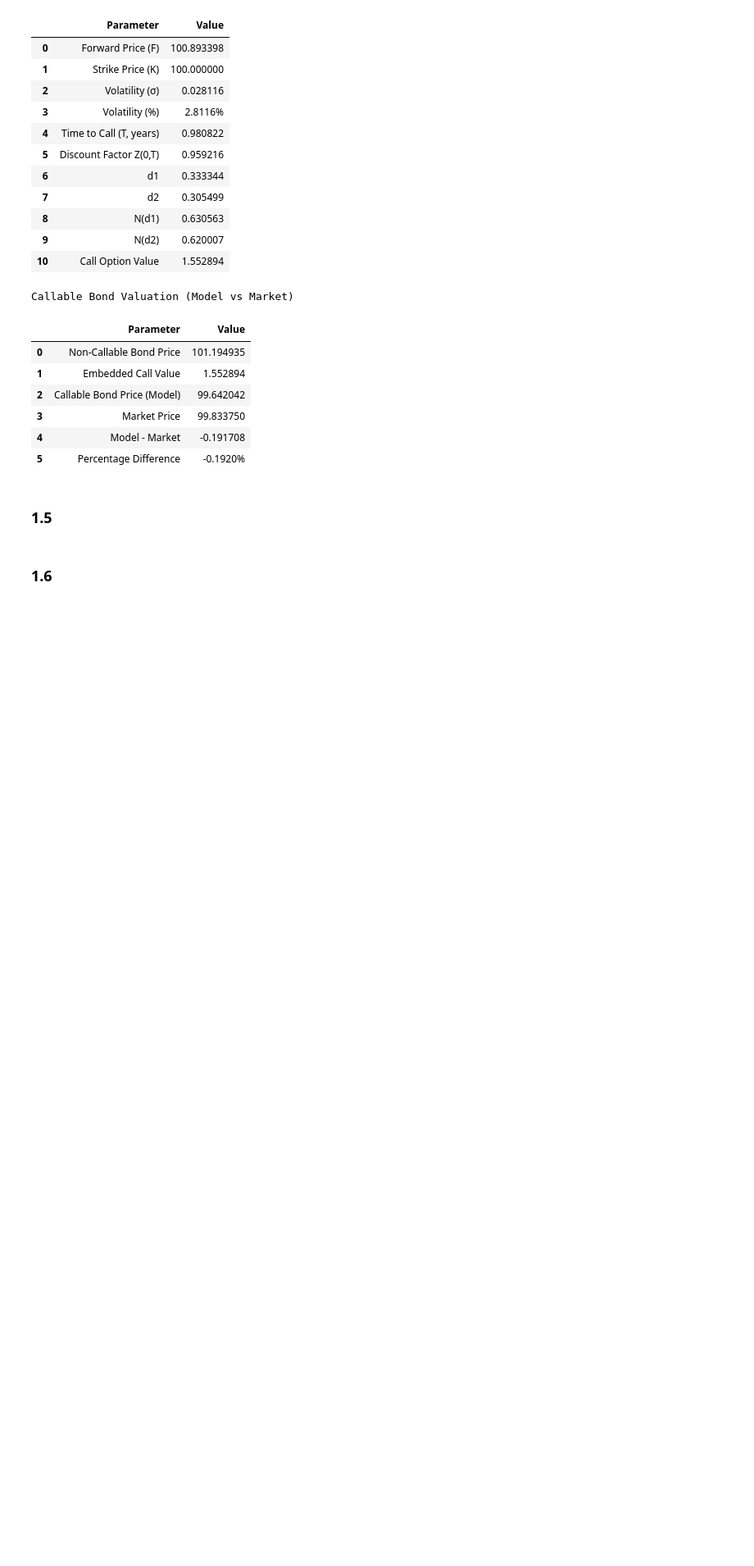
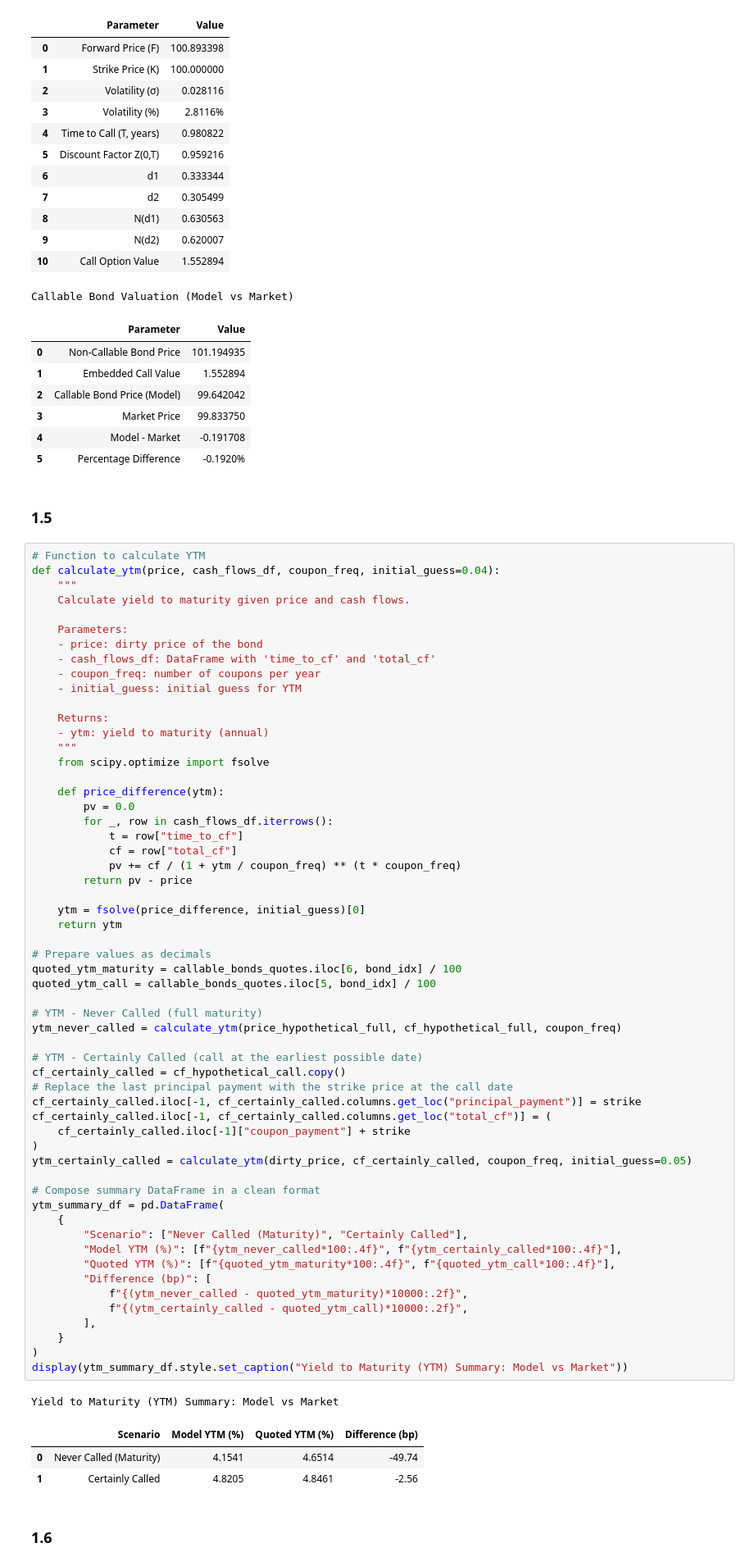
Before and after one commit to DipeshGhimire/FinMath-FixedIncomeDerivatives, a Jupyter notebook: options_on_rates_and_bonds/freddie_mac_bonds_alternate_file.ipynb, the cells around one changed output. Shown at 82% size. Drawn from its saved outputs; the diff is of its cells as text; blank space fills up the shorter version.

```diff
--- a/options_on_rates_and_bonds/freddie_mac_bonds_alternate_file.ipynb
+++ b/options_on_rates_and_bonds/freddie_mac_bonds_alternate_file.ipynb
@@ -488,5 +489,67 @@ Callable Bond Valuation (Model vs Market)
 | 5 | Percentage Difference | -0.1920% |
 # %% [markdown]
 ### 1.5
+# %%
+# Function to calculate YTM
+def calculate_ytm(price, cash_flows_df, coupon_freq, initial_guess=0.04):
+    """
+    Calculate yield to maturity given price and cash flows.
+
+    Parameters:
+    - price: dirty price of the bond
+    - cash_flows_df: DataFrame with 'time_to_cf' and 'total_cf'
+    - coupon_freq: number of coupons per year
+    - initial_guess: initial guess for YTM
+
+    Returns:
+    - ytm: yield to maturity (annual)
+    """
+    from scipy.optimize import fsolve
+
+    def price_difference(ytm):
+        pv = 0.0
+        for _, row in cash_flows_df.iterrows():
+            t = row["time_to_cf"]
+            cf = row["total_cf"]
+            pv += cf / (1 + ytm / coupon_freq) ** (t * coupon_freq)
+        return pv - price
+
+    ytm = fsolve(price_difference, initial_guess)[0]
+    return ytm
+
+# Prepare values as decimals
+quoted_ytm_maturity = callable_bonds_quotes.iloc[6, bond_idx] / 100
+quoted_ytm_call = callable_bonds_quotes.iloc[5, bond_idx] / 100
+
+# YTM - Never Called (full maturity)
+ytm_never_called = calculate_ytm(price_hypothetical_full, cf_hypothetical_full, coupon_freq)
+
+# YTM - Certainly Called (call at the earliest possible date)
+cf_certainly_called = cf_hypothetical_call.copy()
+# Replace the last principal payment with the strike price at the call date
+cf_certainly_called.iloc[-1, cf_certainly_called.columns.get_loc("principal_payment")] = strike
+cf_certainly_called.iloc[-1, cf_certainly_called.columns.get_loc("total_cf")] = (
+    cf_certainly_called.iloc[-1]["coupon_payment"] + strike
+)
+ytm_certainly_called = calculate_ytm(dirty_price, cf_certainly_called, coupon_freq, initial_guess=0.05)
+
+# Compose summary DataFrame in a clean format
+ytm_summary_df = pd.DataFrame(
+    {
+        "Scenario": ["Never Called (Maturity)", "Certainly Called"],
+        "Model YTM (%)": [f"{ytm_never_called*100:.4f}", f"{ytm_certainly_called*100:.4f}"],
+        "Quoted YTM (%)": [f"{quoted_ytm_maturity*100:.4f}", f"{quoted_ytm_call*100:.4f}"],
+        "Difference (bp)": [
+            f"{(ytm_never_called - quoted_ytm_maturity)*10000:.2f}",
+            f"{(ytm_certainly_called - quoted_ytm_call)*10000:.2f}",
+        ],
+    }
+)
+display(ytm_summary_df.style.set_caption("Yield to Maturity (YTM) Summary: Model vs Market"))
+# %% [output]
+Yield to Maturity (YTM) Summary: Model vs Market
+|  | Scenario | Model YTM (%) | Quoted YTM (%) | Difference (bp) |
+| 0 | Never Called (Maturity) | 4.1541 | 4.6514 | -49.74 |
+| 1 | Certainly Called | 4.8205 | 4.8461 | -2.56 |
 # %% [markdown]
 ### 1.6
```
Also changed, not shown: parts of 3 cells of this notebook, 1 other file.
